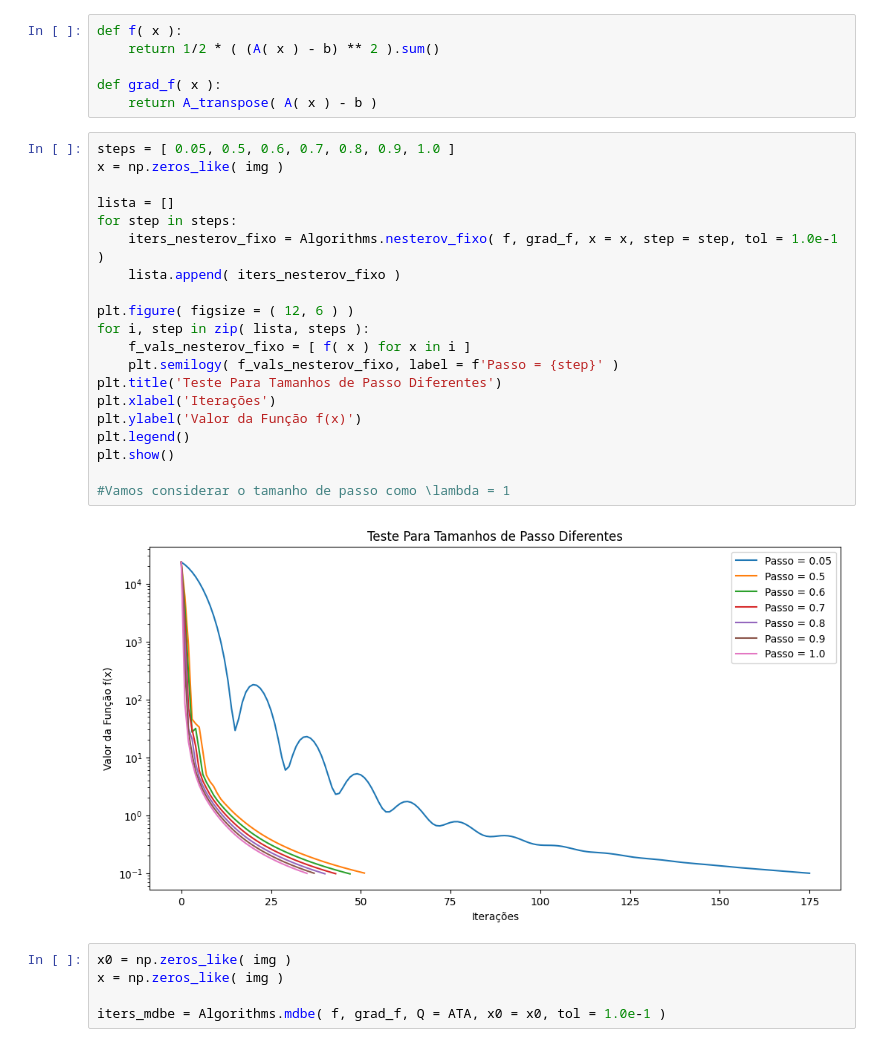
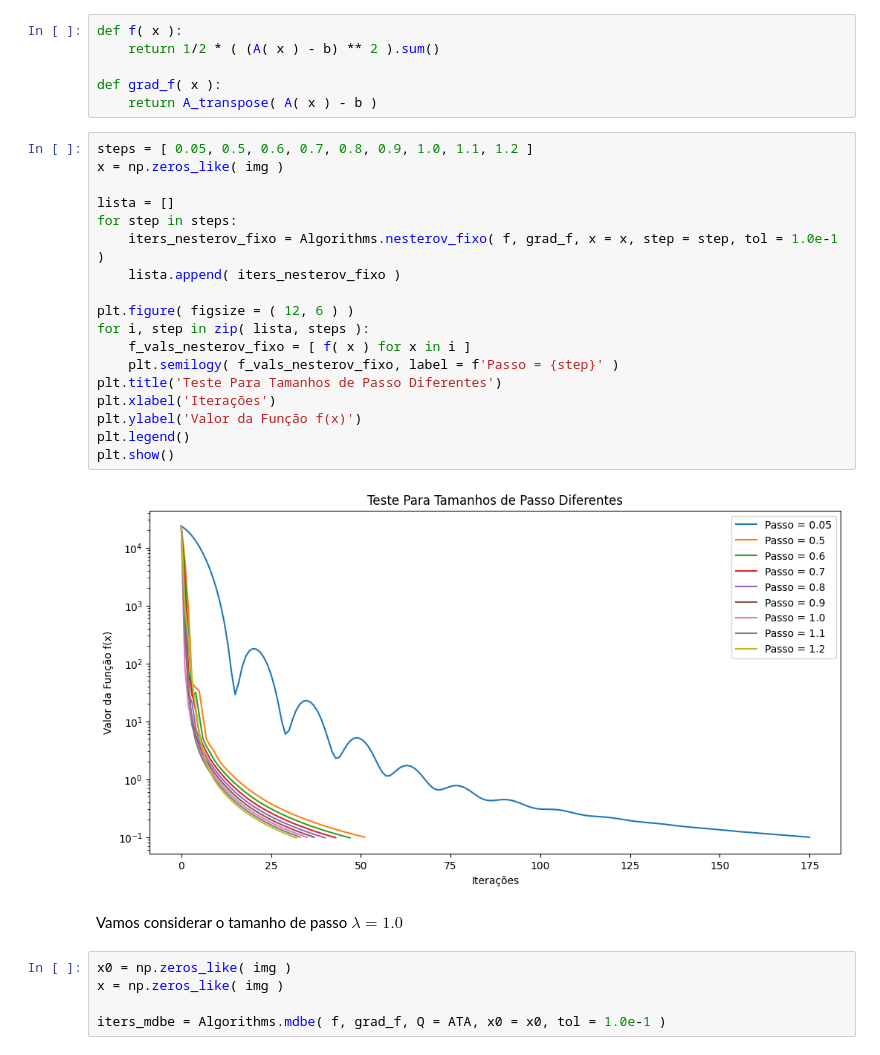
Before and after one commit to gligabo/projeto_ic, a Jupyter notebook: sem_regularizacao/reconstrucao_borrada.ipynb, the cells around one changed output. Saved outputs shown, nothing was run; the diff lists cells and outputs as text.

```diff
--- a/sem_regularizacao/reconstrucao_borrada.ipynb
+++ b/sem_regularizacao/reconstrucao_borrada.ipynb
@@ -51,27 +51,27 @@ def f( x ):
 def grad_f( x ):
     return A_transpose( A( x ) - b )
 # %%
-steps = [ 0.05, 0.5, 0.6, 0.7, 0.8, 0.9, 1.0 ]
+steps = [ 0.05, 0.5, 0.6, 0.7, 0.8, 0.9, 1.0, 1.1, 1.2 ]
 x = np.zeros_like( img )
 
 lista = []
 for step in steps:
     iters_nesterov_fixo = Algorithms.nesterov_fixo( f, grad_f, x = x, step = step, tol = 1.0e-1 )
     lista.append( iters_nesterov_fixo )
 
 plt.figure( figsize = ( 12, 6 ) )
 for i, step in zip( lista, steps ):
     f_vals_nesterov_fixo = [ f( x ) for x in i ]
     plt.semilogy( f_vals_nesterov_fixo, label = f'Passo = {step}' )
 plt.title('Teste Para Tamanhos de Passo Diferentes')
 plt.xlabel('Iterações')
 plt.ylabel('Valor da Função f(x)')
 plt.legend()
 plt.show()
-
-#Vamos considerar o tamanho de passo como \lambda = 1
 # %% [output]
-[figure, old version]
+[figure, new version]
+# %% [markdown]
+Vamos considerar o tamanho de passo $\lambda = 1.0$
 # %%
 x0 = np.zeros_like( img )
 x = np.zeros_like( img )
```
Also changed, not shown: parts of 7 cells of this notebook.
